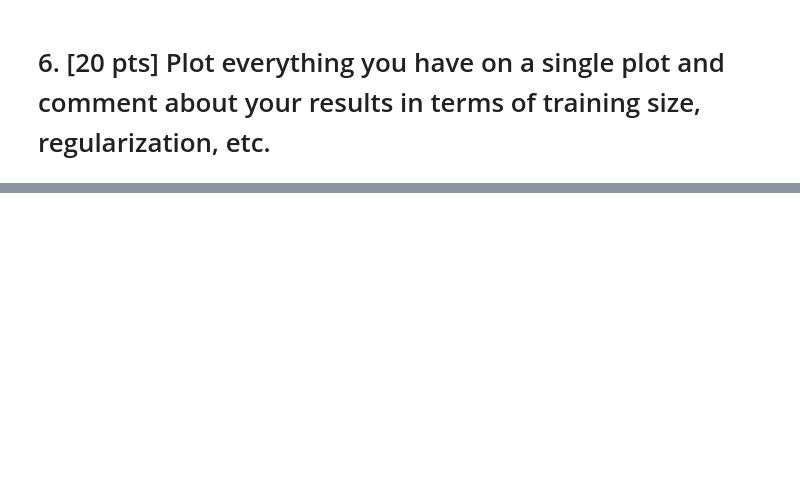
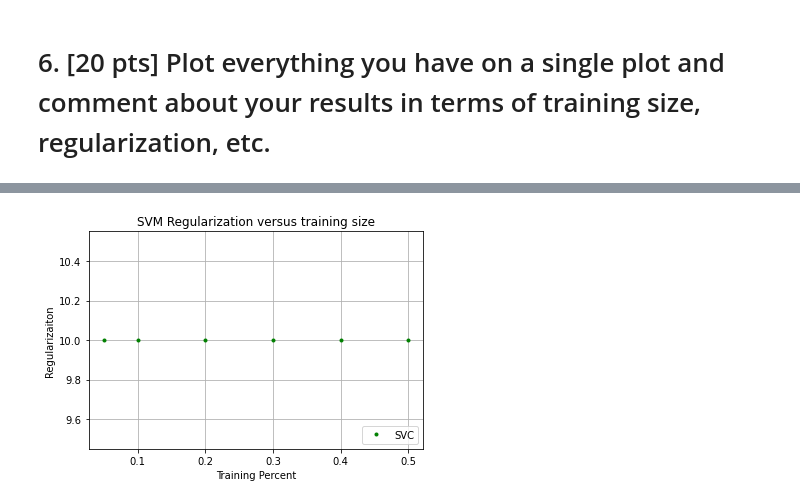
Before and after one commit to andrewcchan/jhuappliedmlcourse, a Jupyter notebook: Mod 12/Chan-Assign12.ipynb, the cells around one changed output, grey strips where cells are left out. Cells and saved outputs as stored; diff of their text form; code cells hidden in the pictures; blank space fills up the shorter version.

```diff
--- a/Mod 12/Chan-Assign12.ipynb
+++ b/Mod 12/Chan-Assign12.ipynb
@@ -302,0 +546,14 @@ plt.show()
+# %%
+trainingSize = [0.5,0.4,0.3,0.2,0.1,0.05]
+# Plot
+plt.plot(trainingSize, clf_svc_best_params, '.', color='green', label='SVC')
+
+# Labels
+plt.title('SVM Regularization versus training size')
+plt.xlabel('Training Percent')
+plt.ylabel('Regularizaiton')
+plt.legend(loc='lower right')
+plt.grid()
+plt.show()
+# %% [output]
+[figure, added]
```
Also changed, not shown: parts of 34 cells of this notebook.
